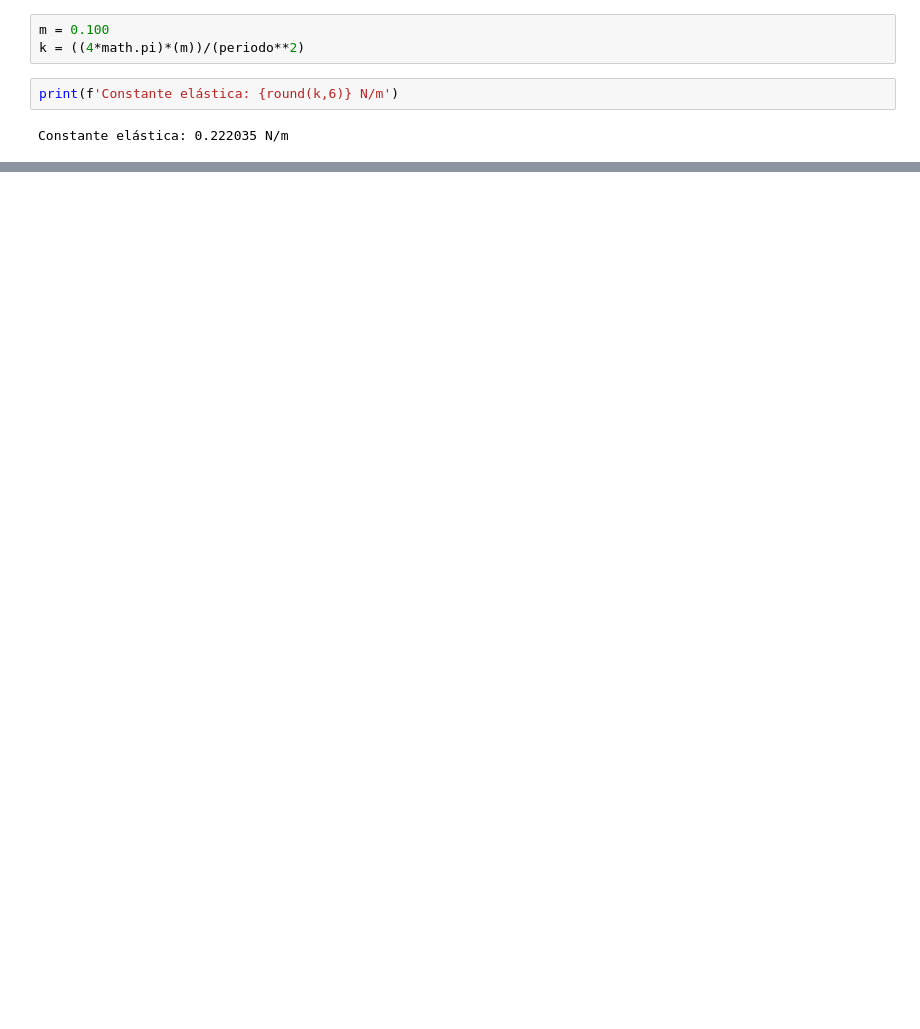
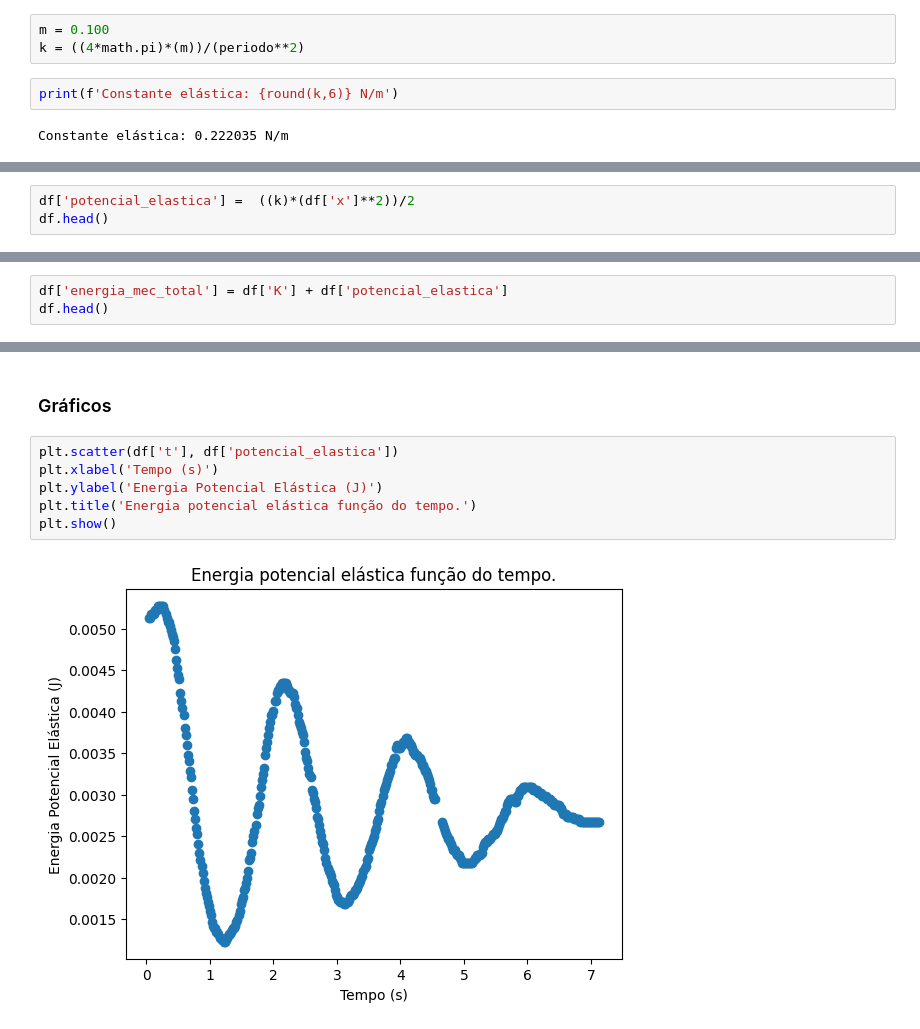
Before and after one commit to gfrigo/mola, a Jupyter notebook: analytics.ipynb, the cells around one changed output, grey strips where cells are left out. Cells and saved outputs as stored; diff of their text form; blank space fills up the shorter version.

```diff
--- a/analytics.ipynb
+++ b/analytics.ipynb
@@ -115,0 +130,3 @@ Constante elástica: 0.222035 N/m
+# %%
+df['potencial_elastica'] =  ((k)*(df['x']**2))/2
+df.head()
@@ -115,0 +142,3 @@ Constante elástica: 0.222035 N/m
+# %%
+df['energia_mec_total'] = df['K'] + df['potencial_elastica']
+df.head()
@@ -115,0 +152,10 @@ Constante elástica: 0.222035 N/m
+# %% [markdown]
+### Gráficos
+# %%
+plt.scatter(df['t'], df['potencial_elastica'])
+plt.xlabel('Tempo (s)')
+plt.ylabel('Energia Potencial Elástica (J)')
+plt.title('Energia potencial elástica função do tempo.')
+plt.show()
+# %% [output]
+[figure, added]
```
Also changed, not shown: parts of 14 cells of this notebook.
